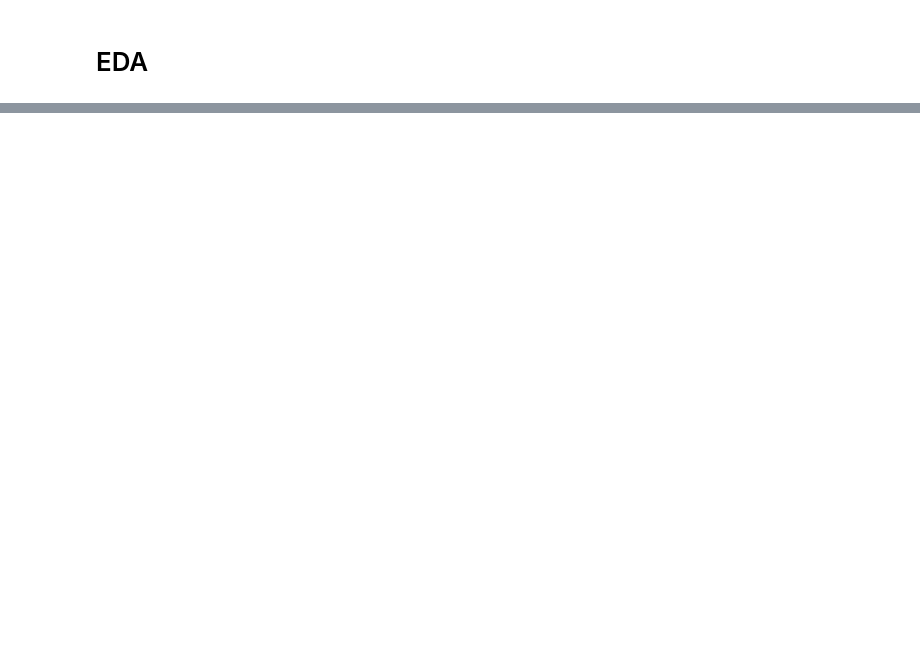
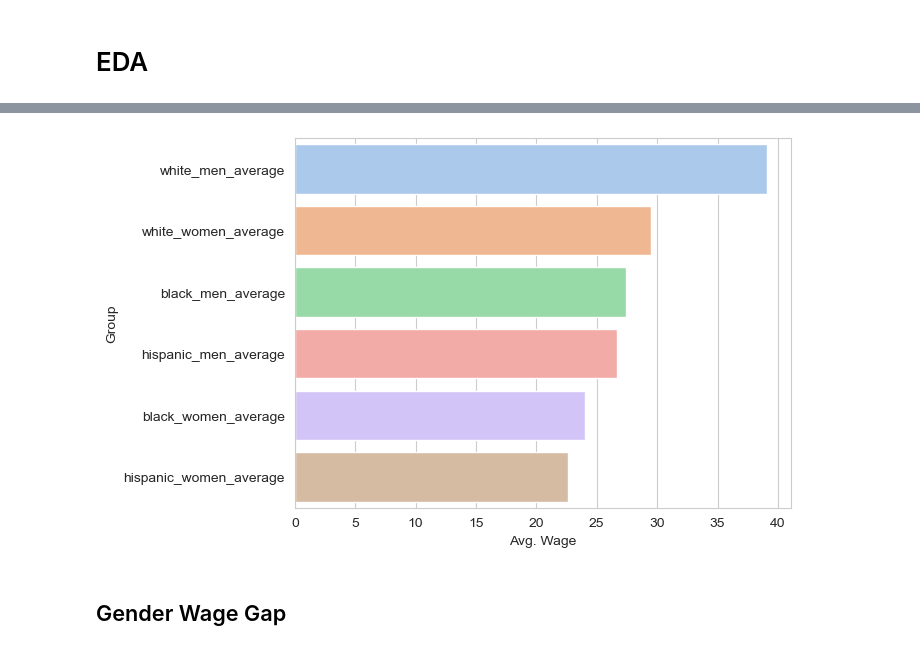
Before and after one commit to schlenkerc18/50-Weeks-50-Projects, a Jupyter notebook: Week 38/GenderWageGapEDA.ipynb, the cells around one changed output, grey strips where cells are left out. Cells and saved outputs as stored; diff of their text form; code cells hidden in the pictures; blank space fills up the shorter version.

Commit message:
Gender Wage Gap EDA

```diff
--- a/Week 38/GenderWageGapEDA.ipynb
+++ b/Week 38/GenderWageGapEDA.ipynb
@@ -10,4 +10,5 @@ sns.set_palette("pastel")
 df = pd.read_csv('./gender_wage_gap.csv')
 
 df['men_women_diff'] = df.men_average - df.women_average
+df['black_white_diff'] = df.white_men_average - df.black_men_average
 df.head()
@@ -18,2 +38,11 @@ df.describe()
 # %% [markdown]
 # EDA
+# %%
+avg_df = df[df.year == 2022]
+
+avg_df = avg_df[['white_men_average', 'black_men_average', 'hispanic_men_average',
+             'white_women_average', 'black_women_average', 'hispanic_women_average']]
+
+avg_df = avg_df.transpose().reset_index().rename(columns = {'index': 'Group', 0: 'Avg. Wage'})
+avg_df = avg_df.sort_values(by = 'Avg. Wage', ascending = False)
+avg_df
@@ -20,3 +57,11 @@ df.describe()
+# %%
+plt.figure()
+sns.barplot(data = avg_df, x = 'Avg. Wage', y = 'Group')
+plt.show()
+# %% [output]
+[figure, added]
+# %% [markdown]
+## Gender Wage Gap
 # %%
 # let's explore the difference in wage gap over time
 plt.figure()
```
Also changed, not shown: parts of 13 cells of this notebook.
